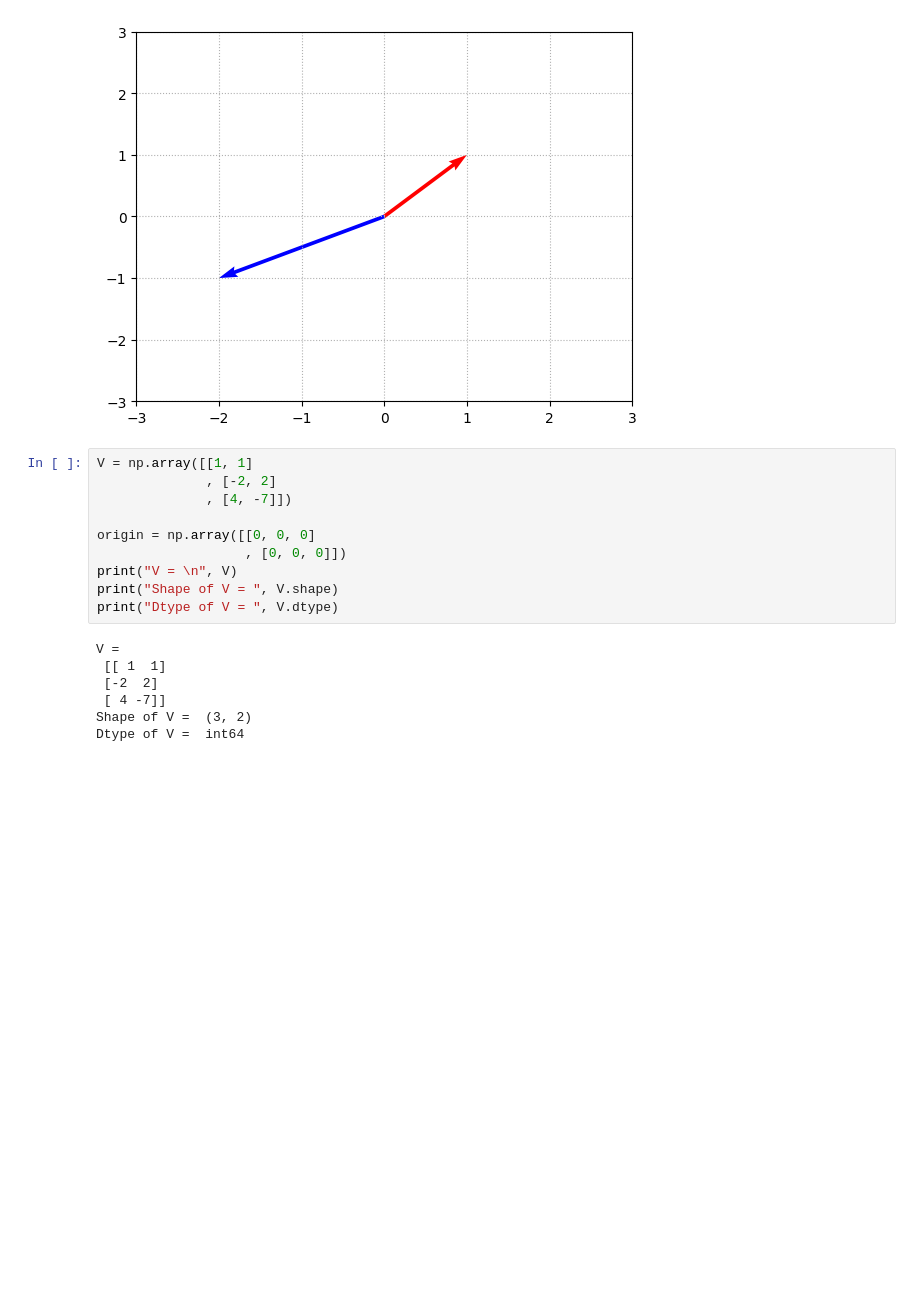
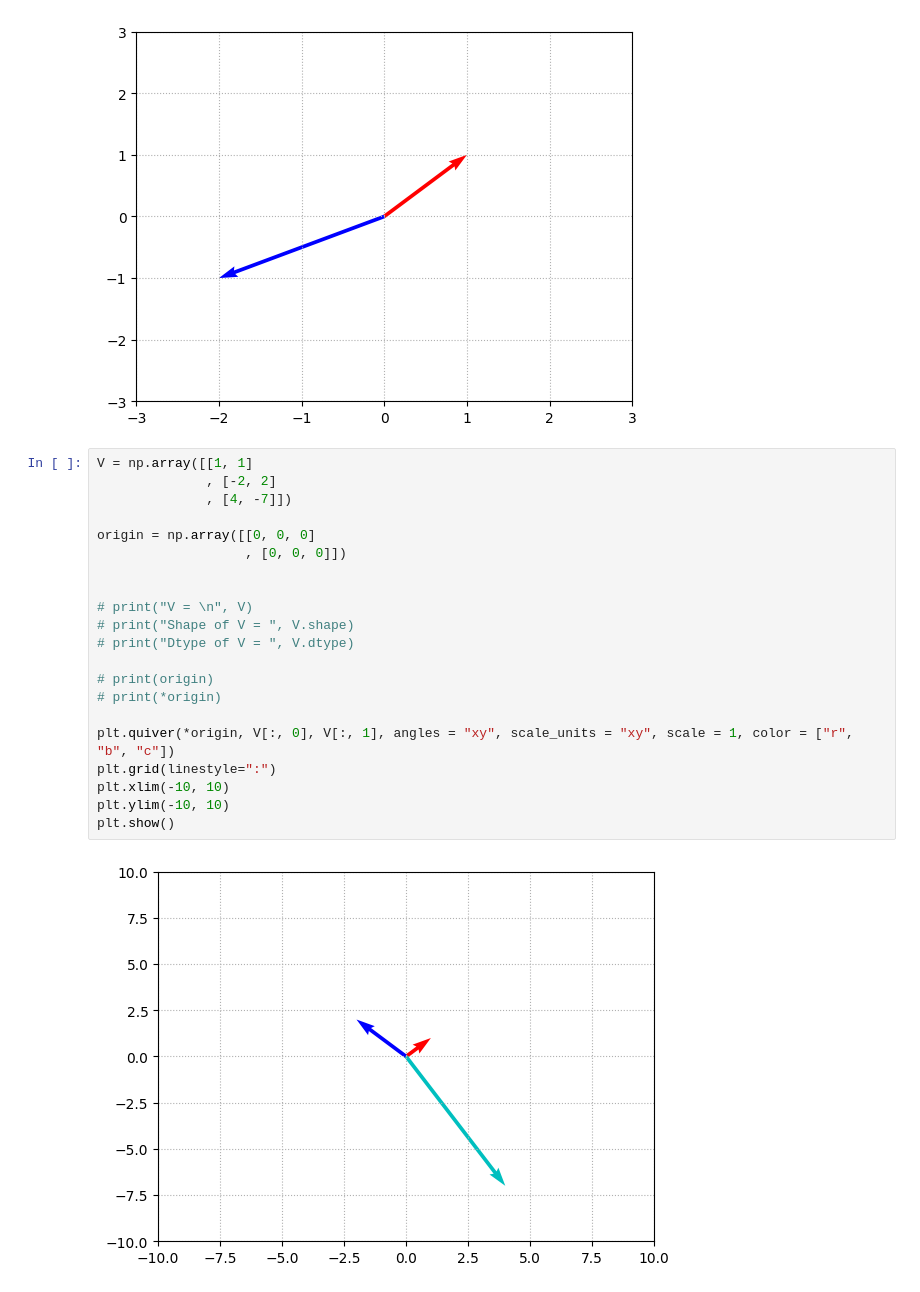
Before and after one commit to YugyeongJo/SeSAC_Math_Study, a Jupyter notebook: docs/vector/04_vector_plot.ipynb, the cells around one changed output. Cells and saved outputs as stored; diff of their text form; blank space fills up the shorter version.

```diff
--- a/docs/vector/04_vector_plot.ipynb
+++ b/docs/vector/04_vector_plot.ipynb
@@ -17,17 +17,23 @@ plt.show()
 # %%
 V = np.array([[1, 1]
               , [-2, 2]
               , [4, -7]])
 
 origin = np.array([[0, 0, 0]
                    , [0, 0, 0]])
-print("V = \n", V)
-print("Shape of V = ", V.shape)
-print("Dtype of V = ", V.dtype)
+
+
+# print("V = \n", V)
+# print("Shape of V = ", V.shape)
+# print("Dtype of V = ", V.dtype)
+
+# print(origin)
+# print(*origin)
+
+plt.quiver(*origin, V[:, 0], V[:, 1], angles = "xy", scale_units = "xy", scale = 1, color = ["r", "b", "c"])
+plt.grid(linestyle=":")
+plt.xlim(-10, 10)
+plt.ylim(-10, 10)
+plt.show()
 # %% [output]
-V =
- [[ 1  1]
- [-2  2]
- [ 4 -7]]
-Shape of V =  (3, 2)
-Dtype of V =  int64
+[figure, added]
```
Also changed, not shown: 2 other files.
